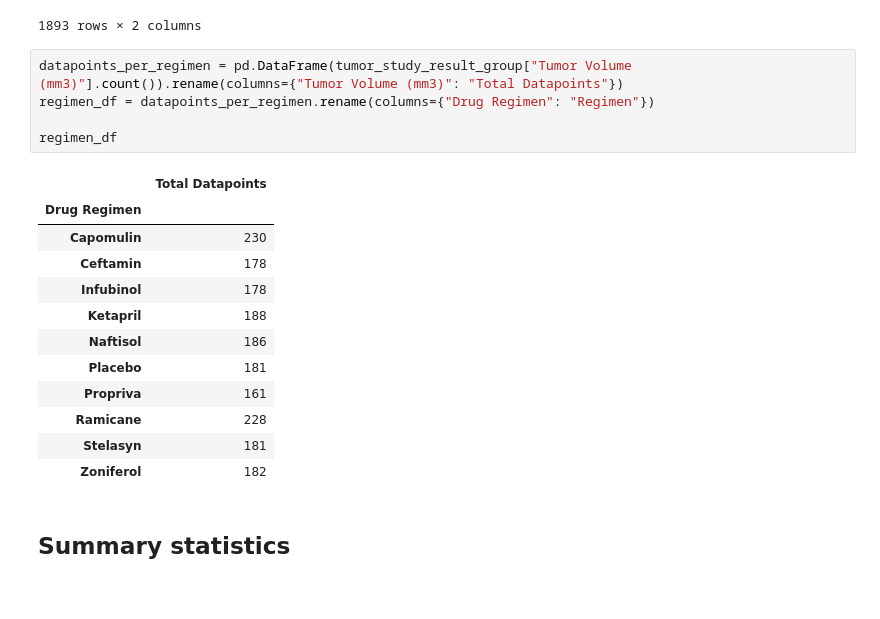
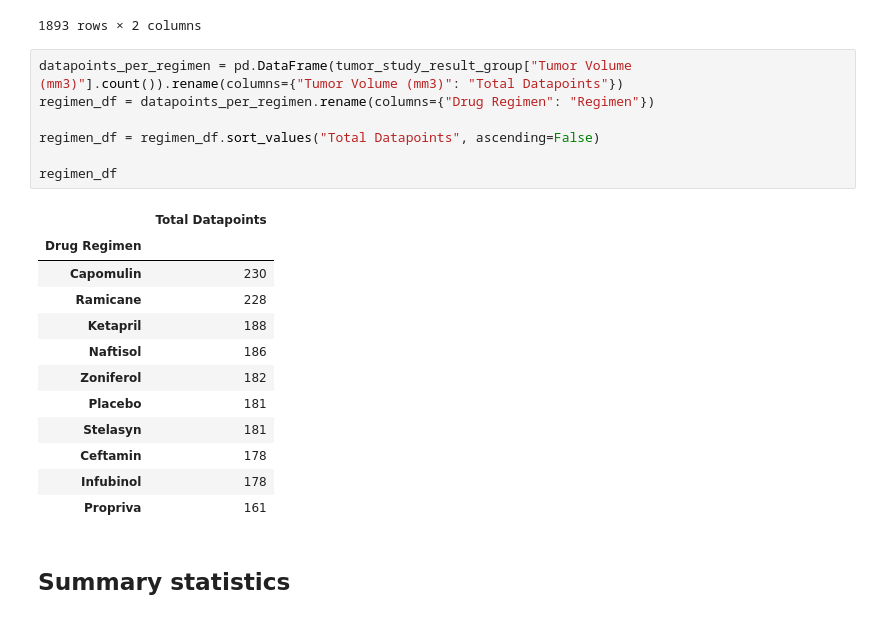
Before and after one commit to informidas/matplotlib-challenge, a Jupyter notebook: pymaceuticals_starter.ipynb, the cells around one changed output. Drawn from its saved outputs; the diff is of its cells as text.

```diff
--- a/pymaceuticals_starter.ipynb
+++ b/pymaceuticals_starter.ipynb
@@ -41,21 +57,23 @@ mouse_metadata_study_results_combined[["Drug Regimen","Metastatic Sites"]]
 # %%
 datapoints_per_regimen = pd.DataFrame(tumor_study_result_group["Tumor Volume (mm3)"].count()).rename(columns={"Tumor Volume (mm3)": "Total Datapoints"})
 regimen_df = datapoints_per_regimen.rename(columns={"Drug Regimen": "Regimen"})
 
+regimen_df = regimen_df.sort_values("Total Datapoints", ascending=False)
+
 regimen_df
 # %% [output]
 |  | Total Datapoints |
 | Drug Regimen |  |
 | Capomulin | 230 |
+| Ramicane | 228 |
+| Ketapril | 188 |
+| Naftisol | 186 |
+| Zoniferol | 182 |
+| Placebo | 181 |
+| Stelasyn | 181 |
 | Ceftamin | 178 |
 | Infubinol | 178 |
-| Ketapril | 188 |
-| Naftisol | 186 |
-| Placebo | 181 |
 | Propriva | 161 |
-| Ramicane | 228 |
-| Stelasyn | 181 |
-| Zoniferol | 182 |
 # %% [markdown]
 ## Summary statistics
 # %%
```
Also changed, not shown: parts of 14 cells of this notebook.
